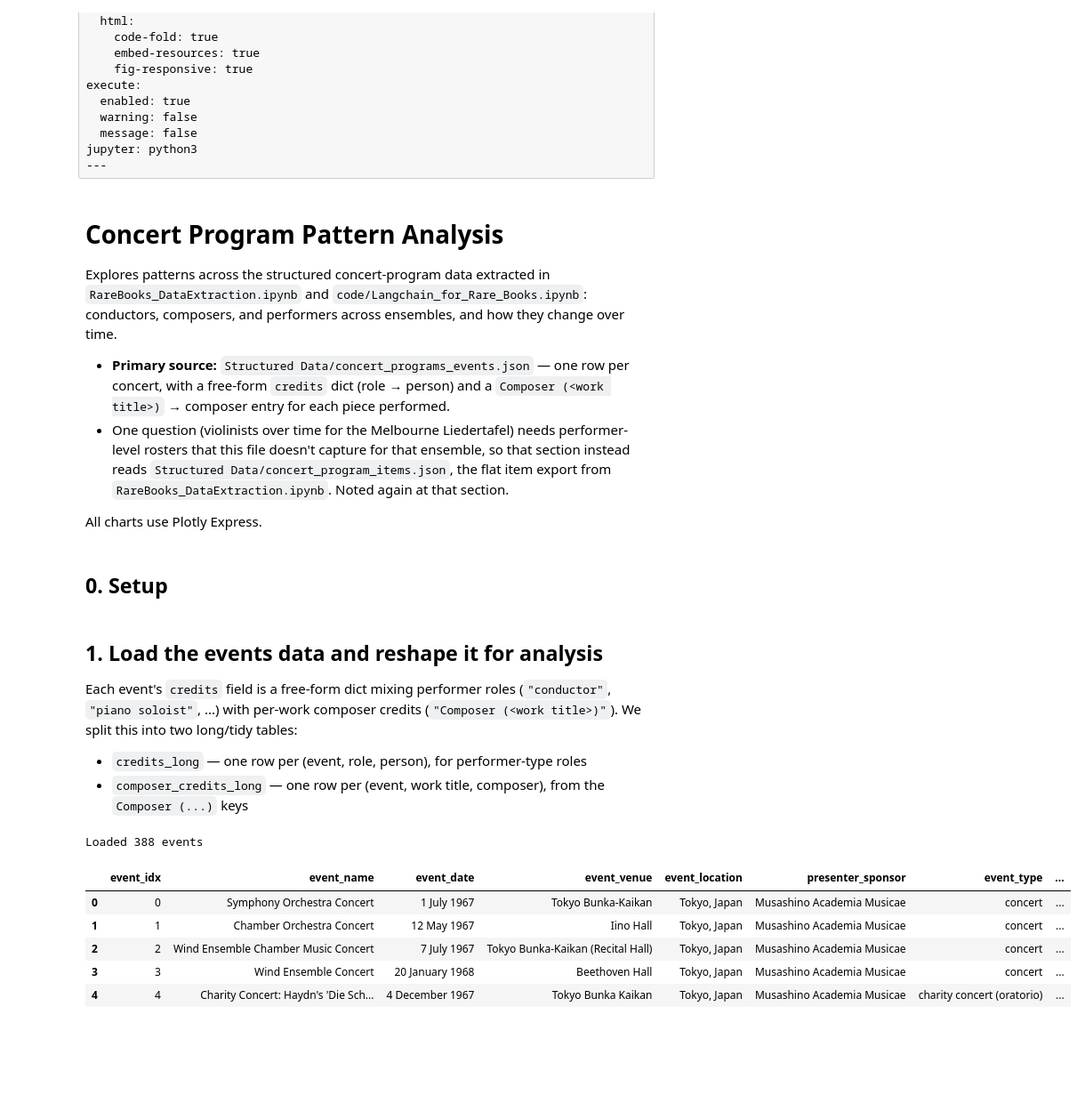
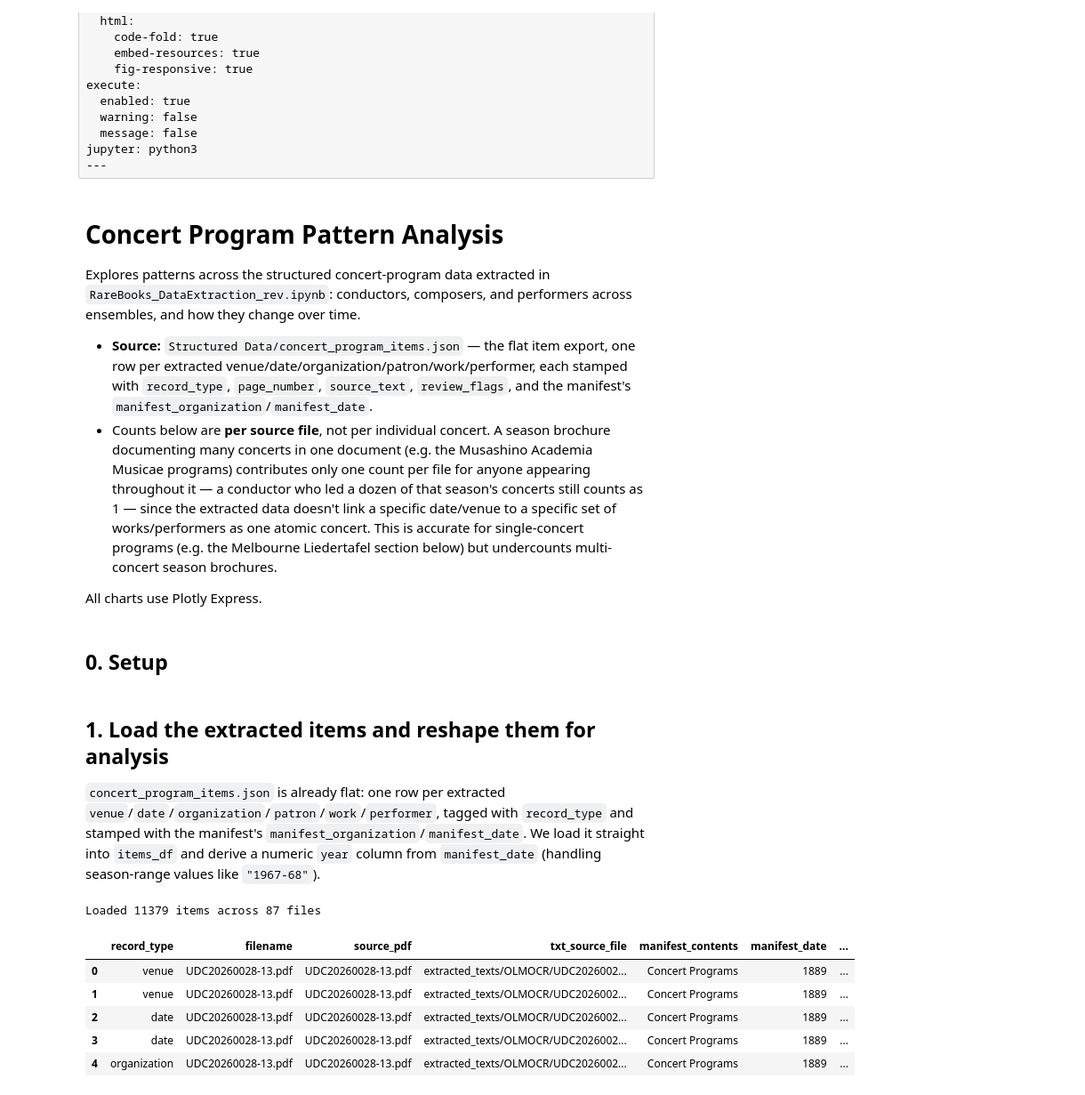
Before and after one commit to RichardFreedman/Summer2026, a Jupyter notebook: Melbourne_Rare_Concert/RareBooks_PatternAnalysis.ipynb, the cells around one changed output. Shown at 89% size. Saved outputs shown, nothing was run; the diff lists cells and outputs as text; code cells hidden in the pictures; blank space fills up the shorter version.

```diff
--- a/Melbourne_Rare_Concert/RareBooks_PatternAnalysis.ipynb
+++ b/Melbourne_Rare_Concert/RareBooks_PatternAnalysis.ipynb
@@ -17,10 +17,10 @@ jupyter: python3
 # %% [markdown]
 # Concert Program Pattern Analysis
 
-Explores patterns across the structured concert-program data extracted in `RareBooks_DataExtraction.ipynb` and `code/Langchain_for_Rare_Books.ipynb`: conductors, composers, and performers across ensembles, and how they change over time.
+Explores patterns across the structured concert-program data extracted in `RareBooks_DataExtraction_rev.ipynb`: conductors, composers, and performers across ensembles, and how they change over time.
 
-- **Primary source:** `Structured Data/concert_programs_events.json` — one row per concert, with a free-form `credits` dict (role → person) and a `Composer (<work title>)` → composer entry for each piece performed.
-- One question (violinists over time for the Melbourne Liedertafel) needs performer-level rosters that this file doesn't capture for that ensemble, so that section instead reads `Structured Data/concert_program_items.json`, the flat item export from `RareBooks_DataExtraction.ipynb`. Noted again at that section.
+- **Source:** `Structured Data/concert_program_items.json` — the flat item export, one row per extracted venue/date/organization/patron/work/performer, each stamped with `record_type`, `page_number`, `source_text`, `review_flags`, and the manifest's `manifest_organization`/`manifest_date`.
+- Counts below are **per source file**, not per individual concert. A season brochure documenting many concerts in one document (e.g. the Musashino Academia Musicae programs) contributes only one count per file for anyone appearing throughout it — a conductor who led a dozen of that season's concerts still counts as 1 — since the extracted data doesn't link a specific date/venue to a specific set of works/performers as one atomic concert. This is accurate for single-concert programs (e.g. the Melbourne Liedertafel section below) but undercounts multi-concert season brochures.
 
 All charts use Plotly Express.
 # %% [markdown]
@@ -35,51 +35,36 @@ import plotly.express as px
 
 data_dir = Path("Structured Data")
 # %% [markdown]
-## 1. Load the events data and reshape it for analysis
+## 1. Load the extracted items and reshape them for analysis
 
-Each event's `credits` field is a free-form dict mixing performer roles (`"conductor"`, `"piano soloist"`, ...) with per-work composer credits (`"Composer (<work title>)"`). We split this into two long/tidy tables:
-
-- `credits_long` — one row per (event, role, person), for performer-type roles
-- `composer_credits_long` — one row per (event, work title, composer), from the `Composer (...)` keys
+`concert_program_items.json` is already flat: one row per extracted `venue`/`date`/`organization`/`patron`/`work`/`performer`, tagged with `record_type` and stamped with the manifest's `manifest_organization`/`manifest_date`. We load it straight into `items_df` and derive a numeric `year` column from `manifest_date` (handling season-range values like `"1967-68"`).
 # %%
-with open(data_dir / "concert_programs_events.json", encoding="utf-8") as f:
-    events = json.load(f)["events"]
+with open(data_dir / "concert_program_items.json", encoding="utf-8") as f:
+    items = json.load(f)
 
-print(f"Loaded {len(events)} events")
-
-events_df = pd.DataFrame([
-    {
-        "event_idx": i,
-        "event_name": e.get("event_name"),
-        "event_date": e.get("event_date"),
-        "event_venue": e.get("event_venue"),
-        "event_location": e.get("event_location"),
-        "presenter_sponsor": e.get("presenter_sponsor"),
-        "event_type": e.get("event_type"),
-        "source_file": e.get("_source_file"),
-    }
-    for i, e in enumerate(events)
-])
+items_df = pd.DataFrame(items)
+print(f"Loaded {len(items_df)} items across {items_df['filename'].nunique()} files")
 
 YEAR_RE = re.compile(r"(1[5-9]\d{2}|20\d{2})")
 
 def extract_year(date_text):
-    """Pull the first plausible 4-digit year out of a free-form date string."""
+    """Pull the first plausible 4-digit year out of a free-form date string (handles season
+    ranges like '1967-68' and values like 'Unknown')."""
     if not date_text:
         return None
-    m = YEAR_RE.search(date_text)
+    m = YEAR_RE.search(str(date_text))
     return int(m.group(1)) if m else None
 
-events_df["event_year"] = events_df["event_date"].apply(extract_year)
-events_df.head()
+items_df["year"] = items_df["manifest_date"].apply(extract_year)
+items_df.head()
 # %% [output]
-Loaded 388 events
+Loaded 11379 items across 87 files
-|  | event_idx | event_name | event_date | event_venue | event_location | presenter_sponsor | event_type | ... |
-| 0 | 0 | Symphony Orchestra Concert | 1 July 1967 | Tokyo Bunka-Kaikan | Tokyo, Japan | Musashino Academia Musicae | concert | ... |
-| 1 | 1 | Chamber Orchestra Concert | 12 May 1967 | Iino Hall | Tokyo, Japan | Musashino Academia Musicae | concert | ... |
-| 2 | 2 | Wind Ensemble Chamber Music Concert | 7 July 1967 | Tokyo Bunka-Kaikan (Recital Hall) | Tokyo, Japan | Musashino Academia Musicae | concert | ... |
-| 3 | 3 | Wind Ensemble Concert | 20 January 1968 | Beethoven Hall | Tokyo, Japan | Musashino Academia Musicae | concert | ... |
-| 4 | 4 | Charity Concert: Haydn's 'Die Sch... | 4 December 1967 | Tokyo Bunka Kaikan | Tokyo, Japan | Musashino Academia Musicae | charity concert (oratorio) | ... |
+|  | record_type | filename | source_pdf | txt_source_file | manifest_contents | manifest_date | ... |
+| 0 | venue | UDC20260028-13.pdf | UDC20260028-13.pdf | extracted_texts/OLMOCR/UDC2026002... | Concert Programs | 1889 | ... |
+| 1 | venue | UDC20260028-13.pdf | UDC20260028-13.pdf | extracted_texts/OLMOCR/UDC2026002... | Concert Programs | 1889 | ... |
+| 2 | date | UDC20260028-13.pdf | UDC20260028-13.pdf | extracted_texts/OLMOCR/UDC2026002... | Concert Programs | 1889 | ... |
+| 3 | date | UDC20260028-13.pdf | UDC20260028-13.pdf | extracted_texts/OLMOCR/UDC2026002... | Concert Programs | 1889 | ... |
+| 4 | organization | UDC20260028-13.pdf | UDC20260028-13.pdf | extracted_texts/OLMOCR/UDC2026002... | Concert Programs | 1889 | ... |
 # %%
 HONORIFIC_RE = re.compile(
     r"^(Dr|Mr|Mrs|Ms|Miss|Herr|Frau|Fräulein|Madame|Mme|Prof|Professor)\.?\s+",
```
Also changed, not shown: parts of 12 cells of this notebook, 23 other files.
